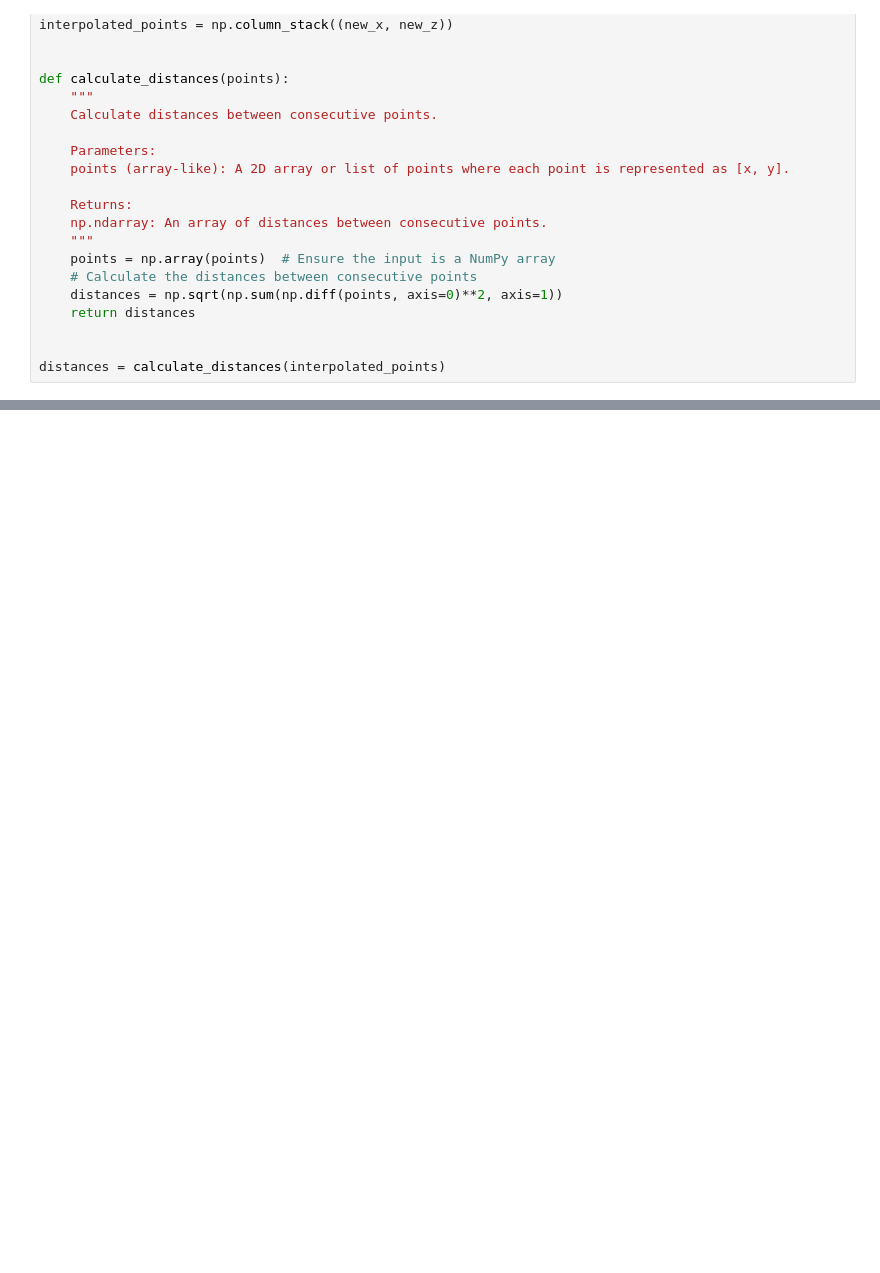
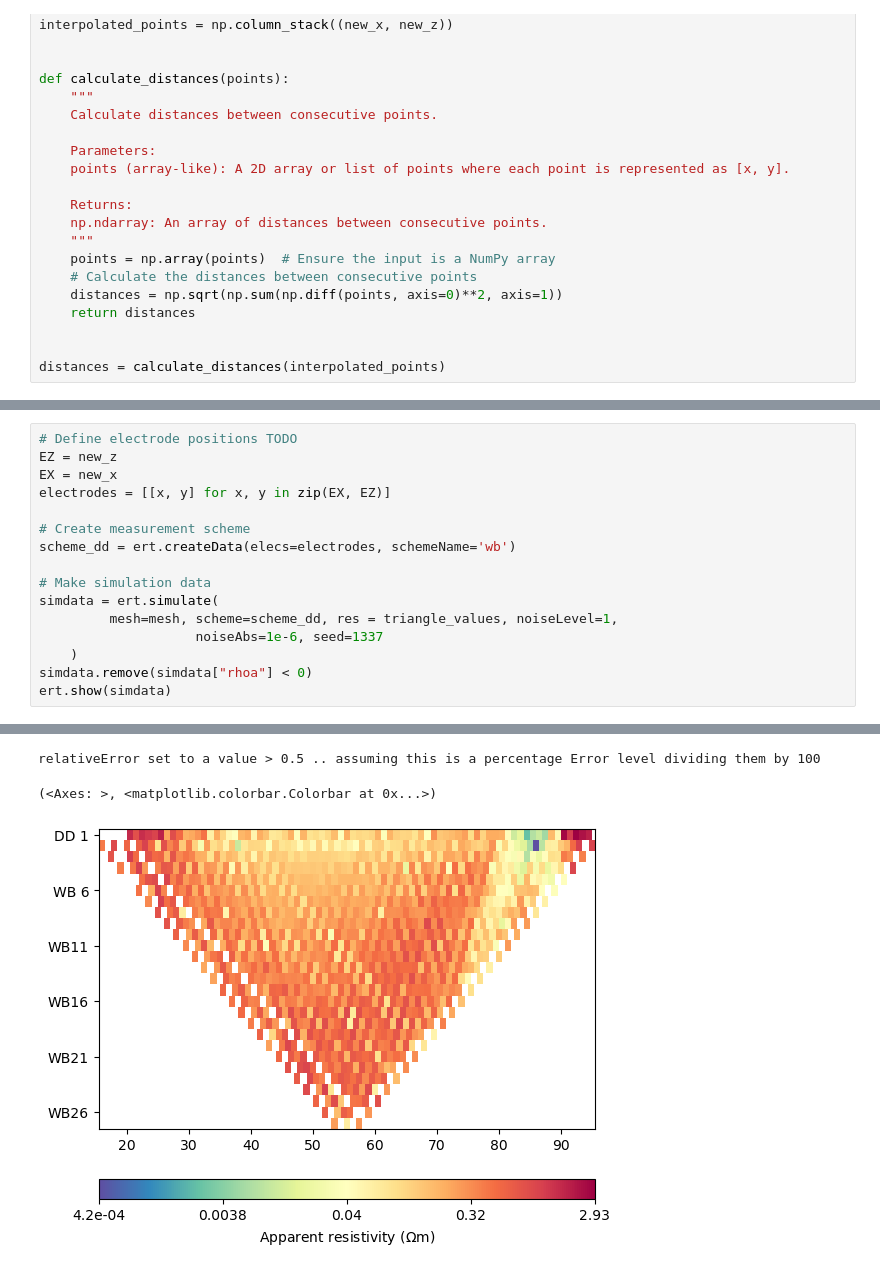
Before and after one commit to Deltares-research/SaltSimulator, a Jupyter notebook: notebooks/kornwerderzand.ipynb, the cells around one changed output, grey strips where cells are left out. Saved outputs shown, nothing was run; the diff lists cells and outputs as text; blank space fills up the shorter version.

```diff
--- a/notebooks/kornwerderzand.ipynb
+++ b/notebooks/kornwerderzand.ipynb
@@ -242,0 +207,17 @@ chi² = 4771.76 (dPhi = 0.00%) lam: 20.0
+# %%
+# Define electrode positions TODO
+EZ = new_z
+EX = new_x
+electrodes = [[x, y] for x, y in zip(EX, EZ)]
+
+# Create measurement scheme
+scheme_dd = ert.createData(elecs=electrodes, schemeName='wb')
+
+# Make simulation data
+simdata = ert.simulate(
+         mesh=mesh, scheme=scheme_dd, res = triangle_values, noiseLevel=1,
+                    noiseAbs=1e-6, seed=1337
+    )
+simdata.remove(simdata["rhoa"] < 0)
+ert.show(simdata)
+# %% [output]
@@ -242,0 +225,3 @@ chi² = 4771.76 (dPhi = 0.00%) lam: 20.0
+relativeError set to a value > 0.5 .. assuming this is a percentage Error level dividing them by 100
+(<Axes: >, <matplotlib.colorbar.Colorbar at 0x...>)
+[figure, added]
```
Also changed, not shown: parts of 9 cells of this notebook, 12 other files.
